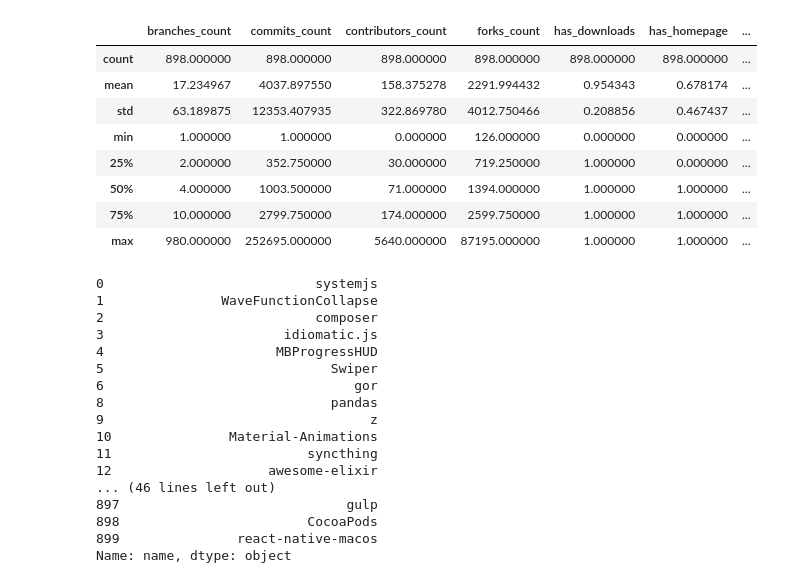
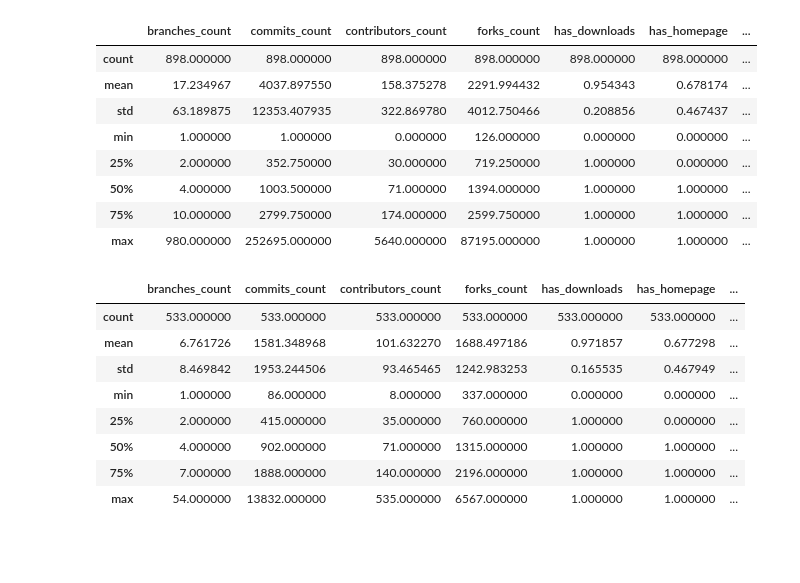
Before and after one commit to him229/star-wars, a Jupyter notebook: analysis.ipynb, the cells around one changed output. Saved outputs shown, nothing was run; the diff lists cells and outputs as text; code cells hidden in the pictures; blank space fills up the shorter version.

```diff
--- a/analysis.ipynb
+++ b/analysis.ipynb
@@ -32,20 +58,12 @@ df.describe()
 # %%
-df.name
+df.describe()
 # %% [output]
-0                           systemjs
-1               WaveFunctionCollapse
-2                           composer
-3                       idiomatic.js
-4                      MBProgressHUD
-5                             Swiper
-6                                gor
-8                             pandas
-9                                  z
-10               Material-Animations
-11                         syncthing
-12                    awesome-elixir
-... (46 lines left out)
-897                             gulp
-898                        CocoaPods
-899               react-native-macos
-Name: name, dtype: object
+|  | branches_count | commits_count | contributors_count | forks_count | has_downloads | has_homepage | ... |
+| count | 533.000000 | 533.000000 | 533.000000 | 533.000000 | 533.000000 | 533.000000 | ... |
+| mean | 6.761726 | 1581.348968 | 101.632270 | 1688.497186 | 0.971857 | 0.677298 | ... |
+| std | 8.469842 | 1953.244506 | 93.465465 | 1242.983253 | 0.165535 | 0.467949 | ... |
+| min | 1.000000 | 86.000000 | 8.000000 | 337.000000 | 0.000000 | 0.000000 | ... |
+| 25% | 2.000000 | 415.000000 | 35.000000 | 760.000000 | 1.000000 | 0.000000 | ... |
+| 50% | 4.000000 | 902.000000 | 71.000000 | 1315.000000 | 1.000000 | 1.000000 | ... |
+| 75% | 7.000000 | 1888.000000 | 140.000000 | 2196.000000 | 1.000000 | 1.000000 | ... |
+| max | 54.000000 | 13832.000000 | 535.000000 | 6567.000000 | 1.000000 | 1.000000 | ... |
```
Also changed, not shown: parts of 26 cells of this notebook.
